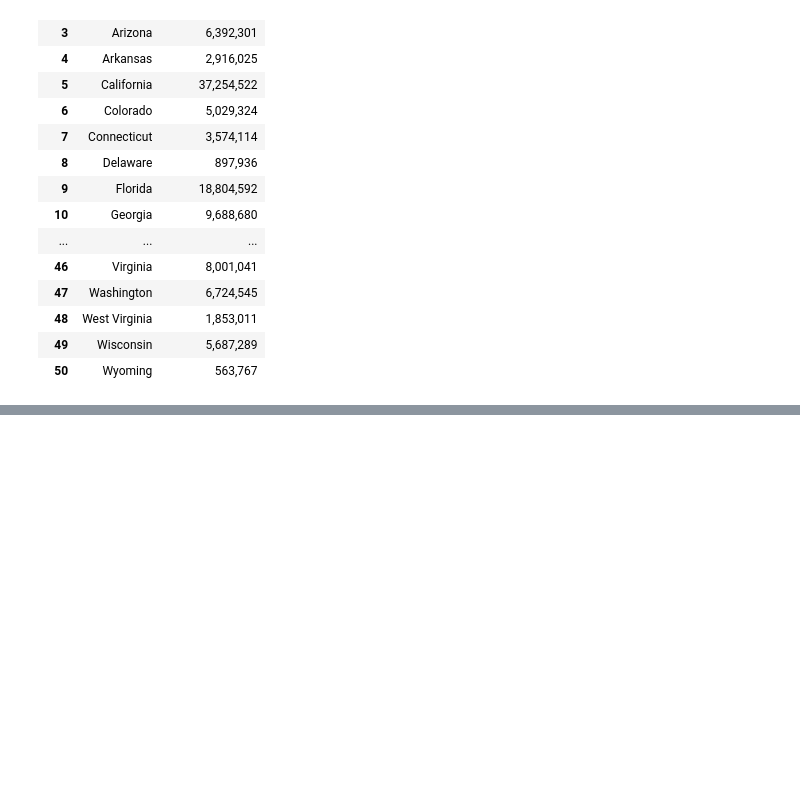
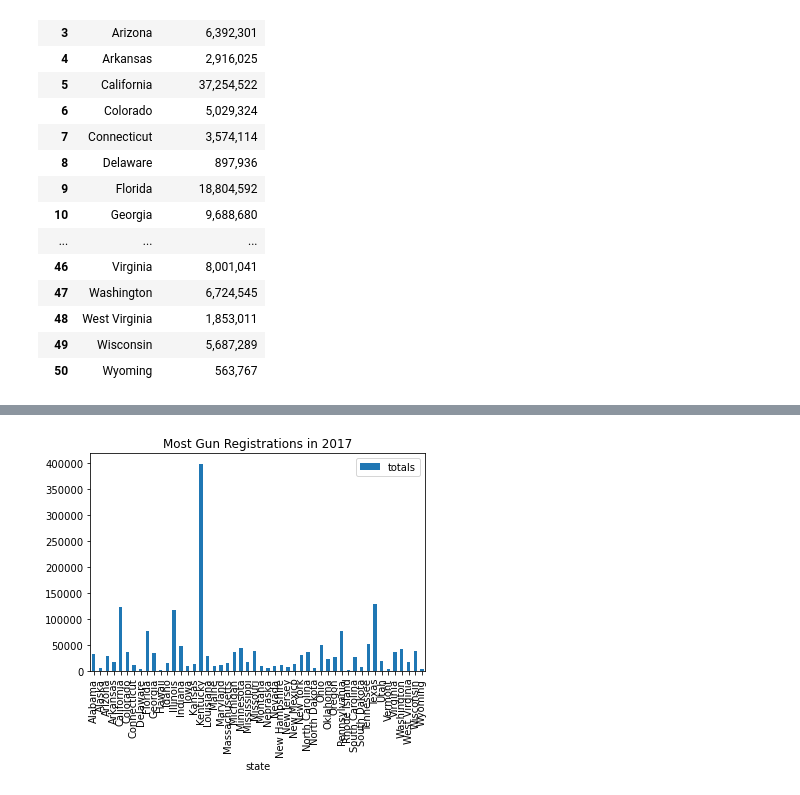
Before and after one commit to GrizzAnalytics/Udacity-Project-2-FBI-Gun-Data-Deep-Dive, a Jupyter notebook: FBI Gun Data Deep Dive.ipynb, the cells around one changed output, grey strips where cells are left out. Drawn from its saved outputs; the diff is of its cells as text; code cells hidden in the pictures; blank space fills up the shorter version.

```diff
--- a/FBI Gun Data Deep Dive.ipynb
+++ b/FBI Gun Data Deep Dive.ipynb
@@ -423,0 +816,4 @@ cen10
+# %%
+# getting the data from 2017
+gun17 = gun_capita[gun_capita['month'] == '2017-09-01']
+gun17.head(5)
@@ -423,0 +866,4 @@ cen10
+# %%
+gun17.plot(x = 'state', y = 'totals', kind = 'bar', title= 'Most Gun Registrations in 2017');
+# %% [output]
+[figure, added]
```
Also changed, not shown: parts of 141 cells of this notebook, 1 other file.
